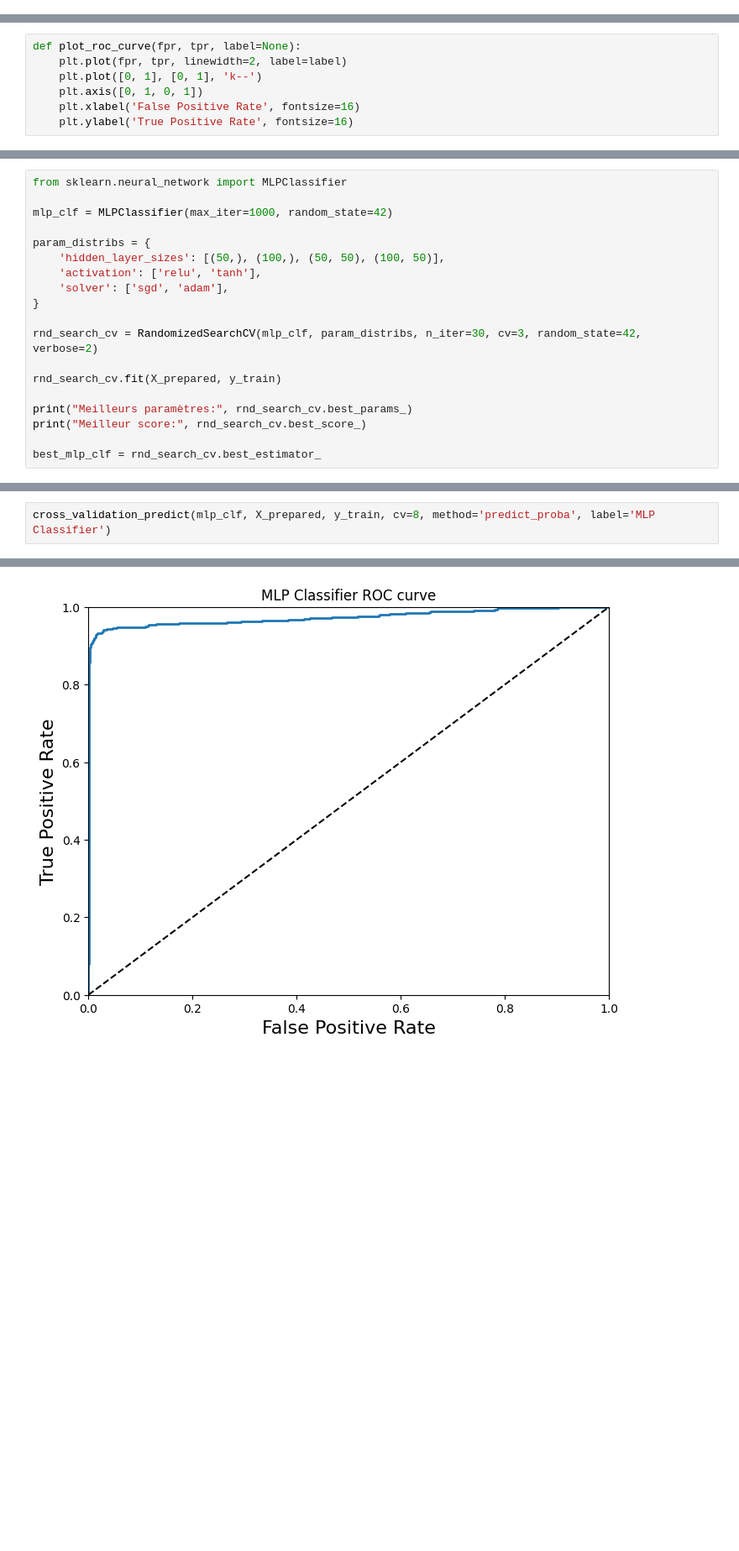
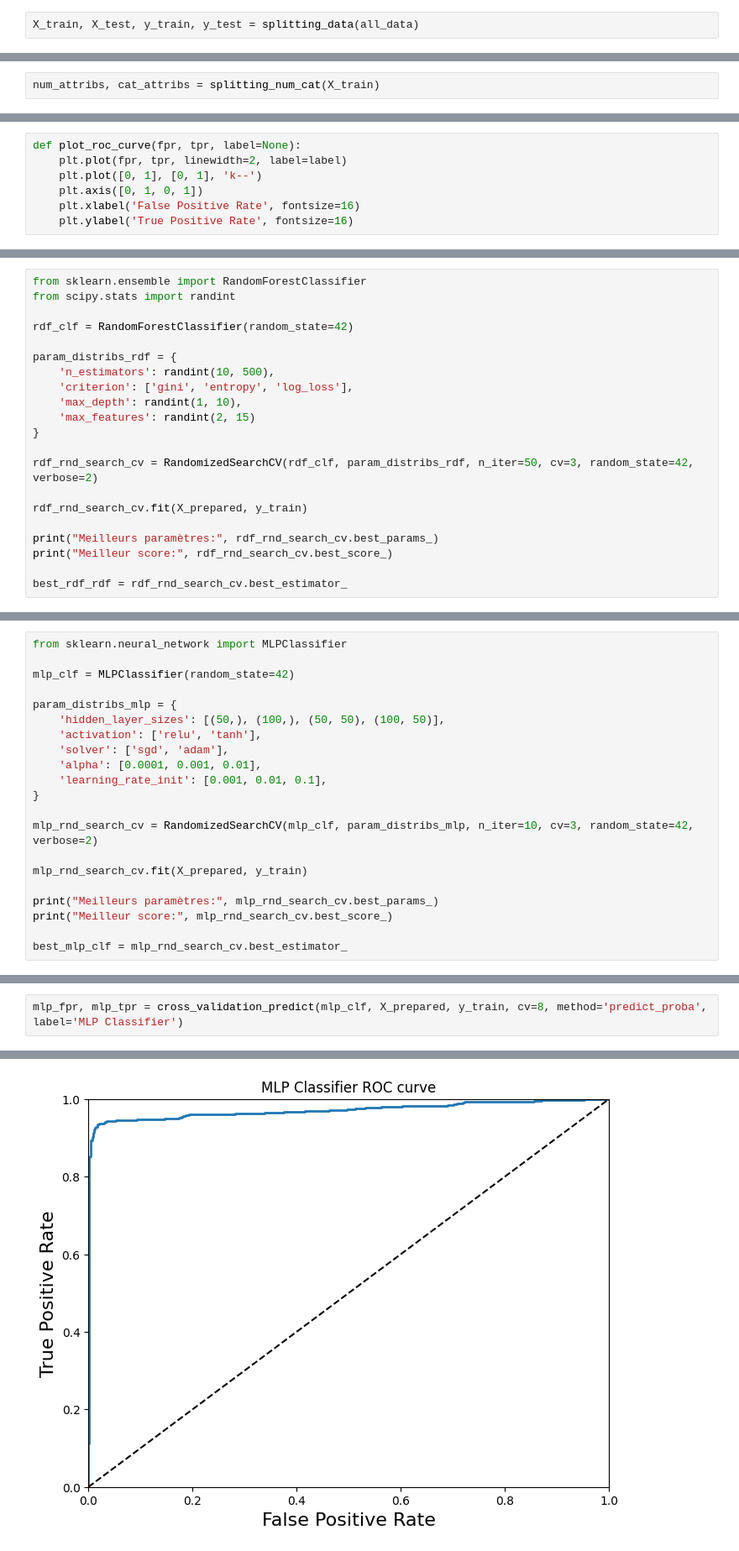
Before and after one commit to SwenA/AI-Project, a Jupyter notebook: project.ipynb, the cells around one changed output, grey strips where cells are left out. Shown at 84% size. Cells and saved outputs as stored; diff of their text form; blank space fills up the shorter version.

Commit message:
set up various model (current best = random forest classifier)

```diff
--- a/project.ipynb
+++ b/project.ipynb
@@ -230,0 +218,2 @@ y_test = test_set["Attrition"].copy()
+# %%
+X_train, X_test, y_train, y_test = splitting_data(all_data)
@@ -231,3 +228,5 @@ y_test = test_set["Attrition"].copy()
+# %%
+num_attribs, cat_attribs = splitting_num_cat(X_train)
 # %%
 from sklearn.impute import SimpleImputer
 from sklearn.preprocessing import OneHotEncoder
@@ -328,0 +363,21 @@ AUC:  0.8223349137689793
+# %%
+from sklearn.ensemble import RandomForestClassifier
+from scipy.stats import randint
+
+rdf_clf = RandomForestClassifier(random_state=42)
+
+param_distribs_rdf = {
+    'n_estimators': randint(10, 500),
+    'criterion': ['gini', 'entropy', 'log_loss'],
+    'max_depth': randint(1, 10),
+    'max_features': randint(2, 15)
+}
+
+rdf_rnd_search_cv = RandomizedSearchCV(rdf_clf, param_distribs_rdf, n_iter=50, cv=3, random_state=42, verbose=2)
+
+rdf_rnd_search_cv.fit(X_prepared, y_train)
+
+print("Meilleurs paramètres:", rdf_rnd_search_cv.best_params_)
+print("Meilleur score:", rdf_rnd_search_cv.best_score_)
+
+best_rdf_rdf = rdf_rnd_search_cv.best_estimator_
@@ -329,20 +413,22 @@ AUC:  0.8223349137689793
 # %%
 from sklearn.neural_network import MLPClassifier
 
-mlp_clf = MLPClassifier(max_iter=1000, random_state=42)
+mlp_clf = MLPClassifier(random_state=42)
 
-param_distribs = {
+param_distribs_mlp = {
     'hidden_layer_sizes': [(50,), (100,), (50, 50), (100, 50)],
     'activation': ['relu', 'tanh'],
     'solver': ['sgd', 'adam'],
+    'alpha': [0.0001, 0.001, 0.01],
+    'learning_rate_init': [0.001, 0.01, 0.1],
 }
 
-rnd_search_cv = RandomizedSearchCV(mlp_clf, param_distribs, n_iter=30, cv=3, random_state=42, verbose=2)
+mlp_rnd_search_cv = RandomizedSearchCV(mlp_clf, param_distribs_mlp, n_iter=10, cv=3, random_state=42, verbose=2)
 
-rnd_search_cv.fit(X_prepared, y_train)
+mlp_rnd_search_cv.fit(X_prepared, y_train)
 
-print("Meilleurs paramètres:", rnd_search_cv.best_params_)
-print("Meilleur score:", rnd_search_cv.best_score_)
+print("Meilleurs paramètres:", mlp_rnd_search_cv.best_params_)
+print("Meilleur score:", mlp_rnd_search_cv.best_score_)
 
-best_mlp_clf = rnd_search_cv.best_estimator_
+best_mlp_clf = mlp_rnd_search_cv.best_estimator_
 # %% [output]
@@ -366,3 +452,3 @@ Fitting 3 folds for each of 16 candidates, totalling 48 fits
 # %%
-cross_validation_predict(mlp_clf, X_prepared, y_train, cv=8, method='predict_proba', label='MLP Classifier')
+mlp_fpr, mlp_tpr = cross_validation_predict(mlp_clf, X_prepared, y_train, cv=8, method='predict_proba', label='MLP Classifier')
 # %% [output]
@@ -375 +462 @@ AUC:  0.9726621945401679
-[figure, old version]
+[figure, new version]
```
Also changed, not shown: parts of 23 cells of this notebook.
